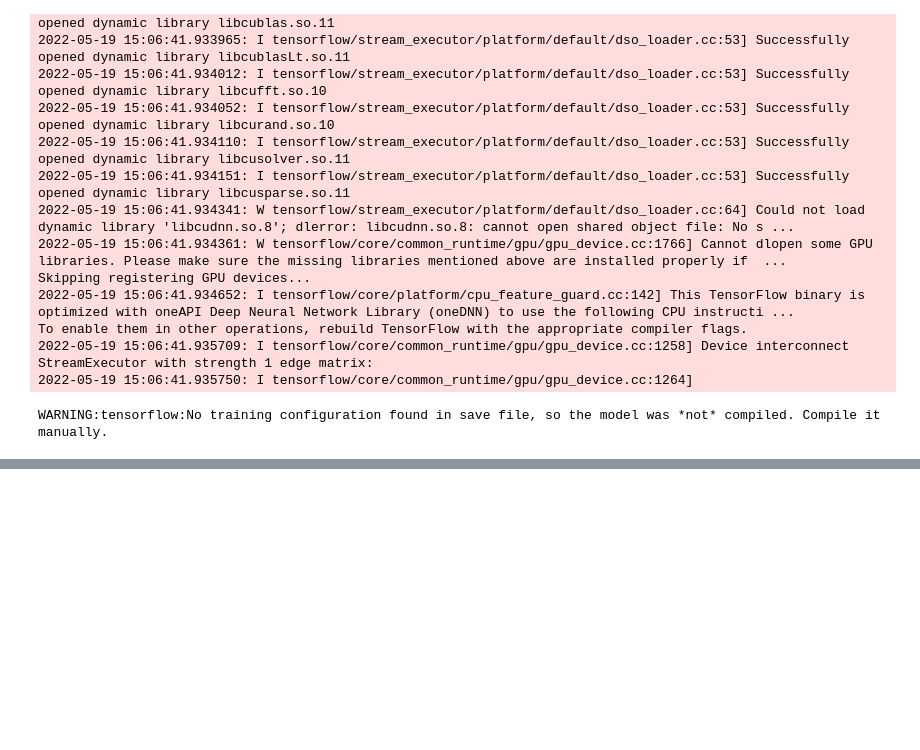
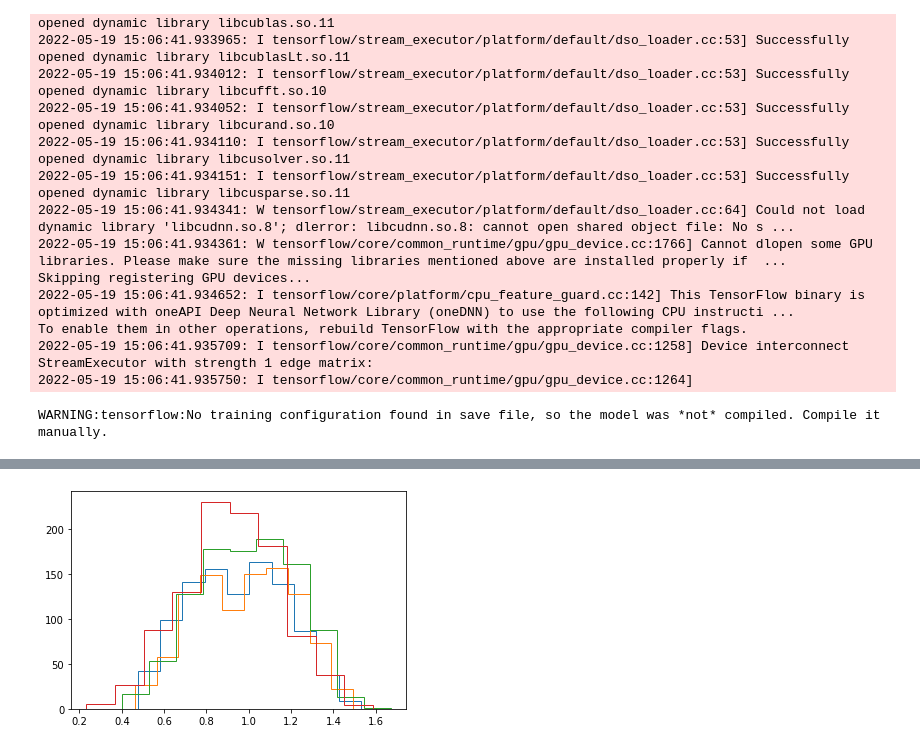
Before and after one commit to hippover/gratin, a Jupyter notebook: examples/Train.ipynb, the cells around one changed output, grey strips where cells are left out. Drawn from its saved outputs; the diff is of its cells as text; code cells hidden in the pictures; blank space fills up the shorter version.

```diff
--- a/examples/Train.ipynb
+++ b/examples/Train.ipynb
@@ -136,2 +91,7 @@ df.head()
+# %%
+for delta_t in dfs:
+    plt.hist(dfs[delta_t]["alpha"],histtype="step")
+# %% [output]
+[figure, added]
 # %%
 import matplotlib.pyplot as plt
```
Also changed, not shown: parts of 7 cells of this notebook, 13 other files.
